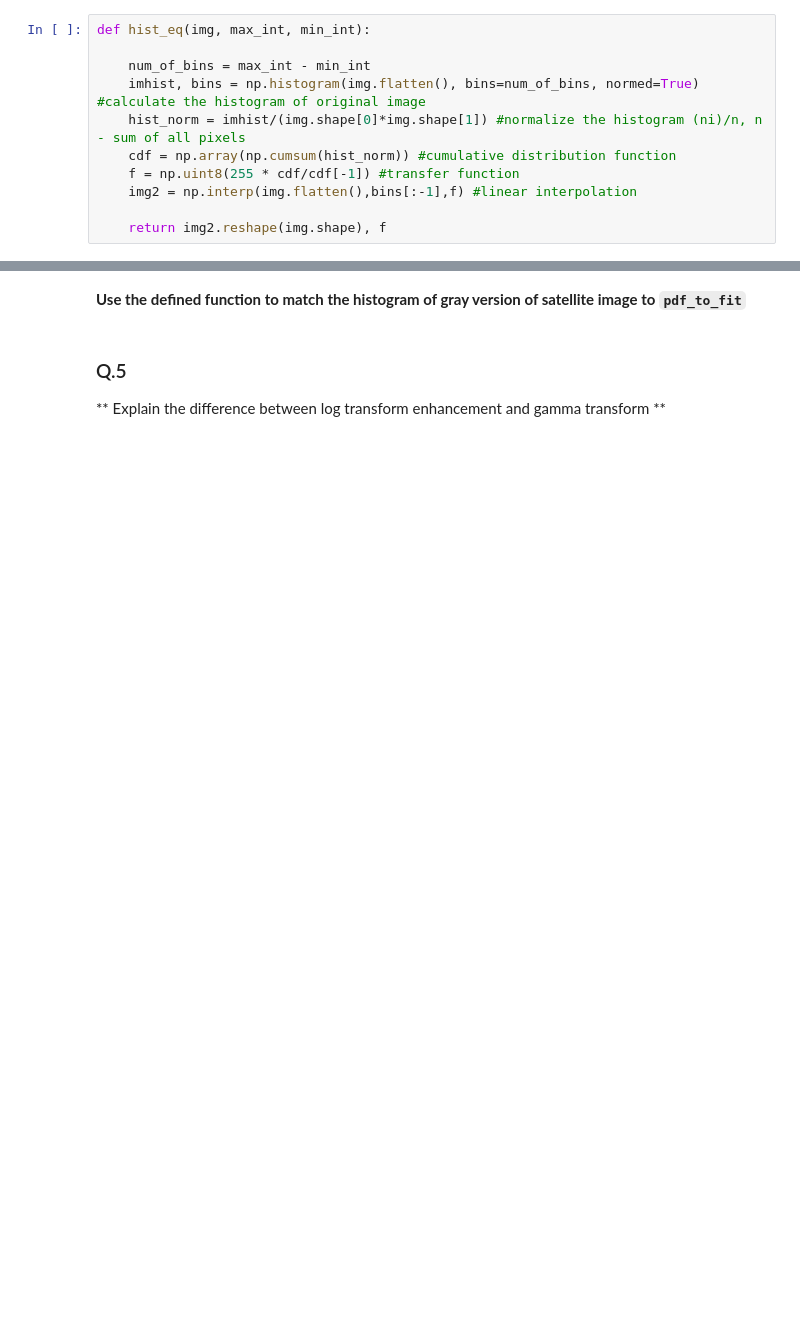
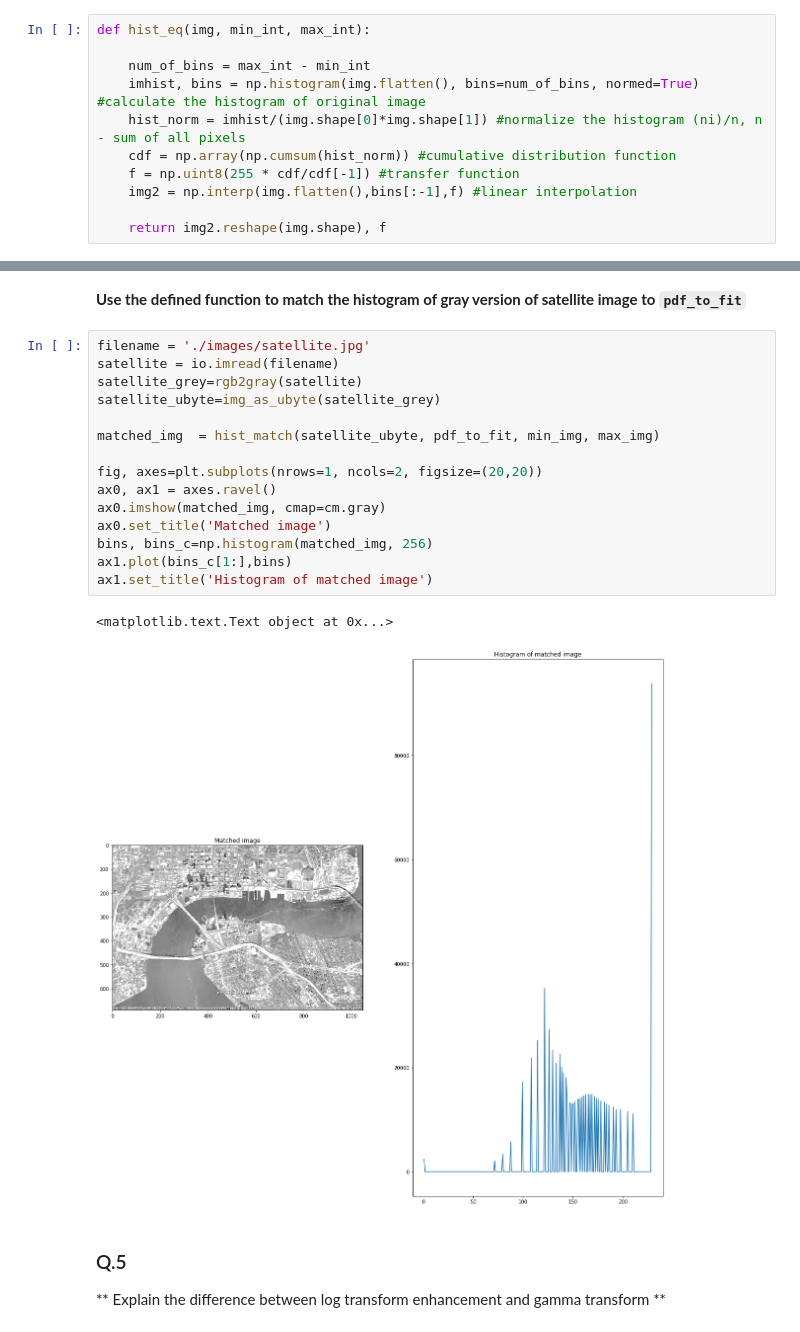
Before and after one commit to dariazotovamaia/B31XB-IIP-TP-1718, a Jupyter notebook: 2-image-enhancement/2-enhancement-supplementary.ipynb, the cells around one changed output, grey strips where cells are left out. Saved outputs shown, nothing was run; the diff lists cells and outputs as text; blank space fills up the shorter version.

```diff
--- a/2-image-enhancement/2-enhancement-supplementary.ipynb
+++ b/2-image-enhancement/2-enhancement-supplementary.ipynb
@@ -99,7 +99,7 @@ The idea behind the histogram equalization process is that each gray level shoul
 
 **This function should accpet the image, max_int and min_int and return the transformed image and its cdf**
 # %%
-def hist_eq(img, max_int, min_int):
+def hist_eq(img, min_int, max_int):
 
     num_of_bins = max_int - min_int
     imhist, bins = np.histogram(img.flatten(), bins=num_of_bins, normed=True) #calculate the histogram of original image
@@ -206,5 +224,23 @@ pdf_to_fit = norm.pdf(x, 150, 30)
 # %% [markdown]
 **Use the defined function to match the histogram of gray version of satellite image to `pdf_to_fit`**
+# %%
+filename = './images/satellite.jpg'
+satellite = io.imread(filename)
+satellite_grey=rgb2gray(satellite)
+satellite_ubyte=img_as_ubyte(satellite_grey)
+
+matched_img  = hist_match(satellite_ubyte, pdf_to_fit, min_img, max_img)
+
+fig, axes=plt.subplots(nrows=1, ncols=2, figsize=(20,20))
+ax0, ax1 = axes.ravel()
+ax0.imshow(matched_img, cmap=cm.gray)
+ax0.set_title('Matched image')
+bins, bins_c=np.histogram(matched_img, 256)
+ax1.plot(bins_c[1:],bins)
+ax1.set_title('Histogram of matched image')
+# %% [output]
+<matplotlib.text.Text object at 0x...>
+[figure, added]
 # %% [markdown]
 ### Q.5
 
```
Also changed, not shown: parts of 7 cells of this notebook.
